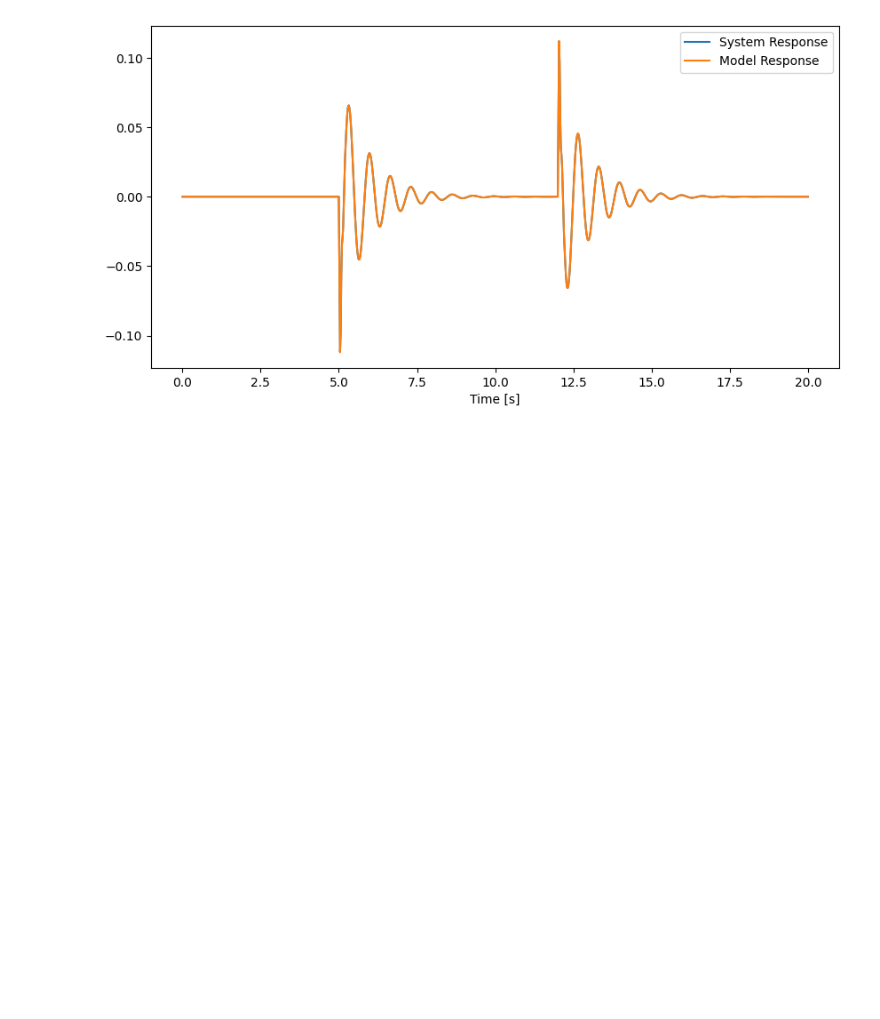
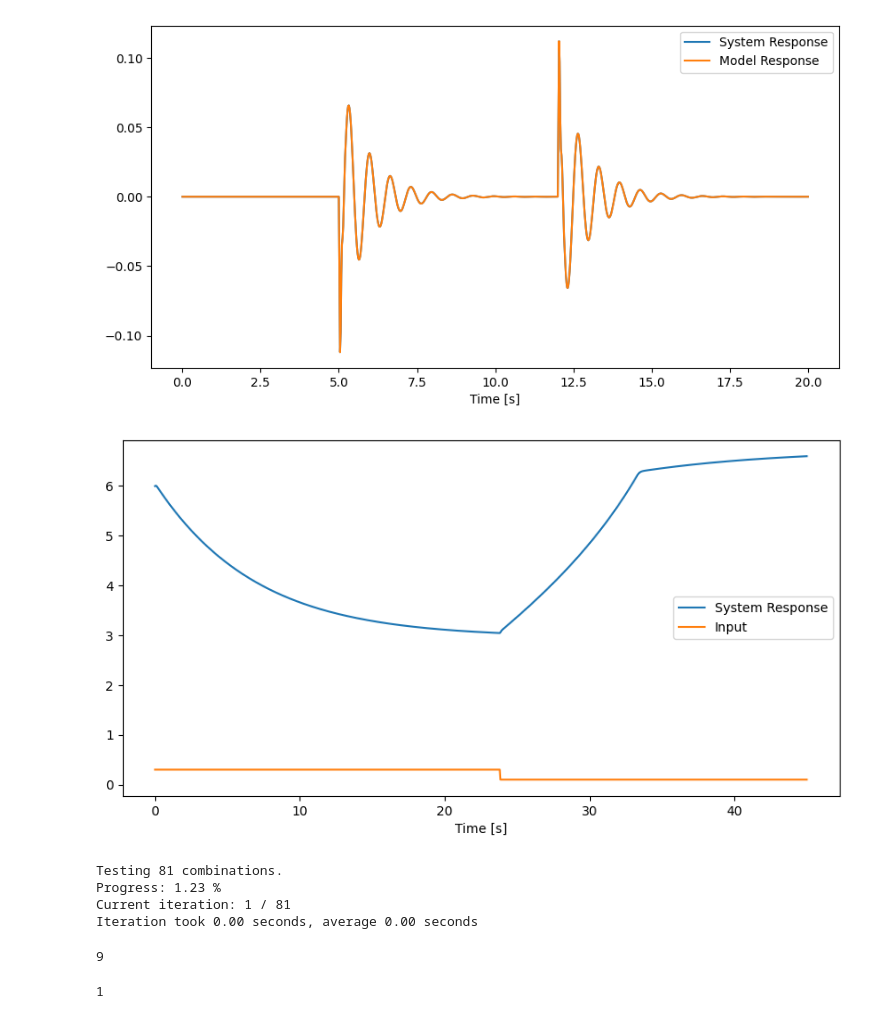
Before and after one commit to MatzeLopi/KIT-2243070, a Jupyter notebook: Exercises/ex2.ipynb, the cells around one changed output. Saved outputs shown, nothing was run; the diff lists cells and outputs as text; code cells hidden in the pictures; blank space fills up the shorter version.

```diff
--- a/Exercises/ex2.ipynb
+++ b/Exercises/ex2.ipynb
@@ -115,3 +77,28 @@ plt.legend()
 plt.show()
 # %% [output]
 [figure]
+# %%
+plt.figure(figsize=(10, 5))
+plt.plot(data2.t1, data2.y1, label="System Response")
+plt.xlabel("Time [s]")
+plt.plot(data2.t1, data2.u1,label="Input")
+plt.legend()
+plt.show()
+# %% [output]
+[figure, added]
+# %%
+p_hat, loss, na, nb  = arx.optimize(data2.y1, data2.u1, (1,10),(1,10))
+y_val, u_test, t_val= data2.y2, data2.u2, data2.t2
+# %% [output]
+Testing 81 combinations.
+Progress: 1.23 %
+Current iteration: 1 / 81
+Iteration took 0.00 seconds, average 0.00 seconds
+# %%
+display(na,nb)
+
+y_test = arx.simulate(jnp.array([0]), u_test,na,nb, p_hat)
+y_train = arx.simulate(jnp.array([0]), data2.u1,na,nb, p_hat)
+# %% [output]
+9
+1
```
Also changed, not shown: parts of 6 cells of this notebook, 14 other files.
